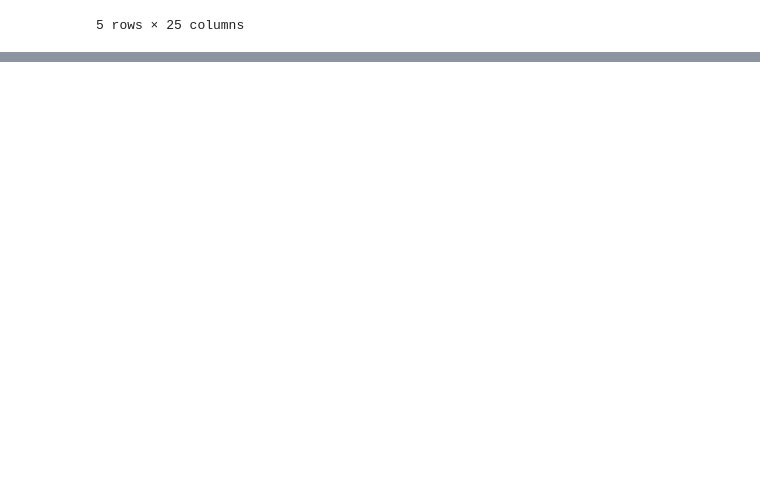
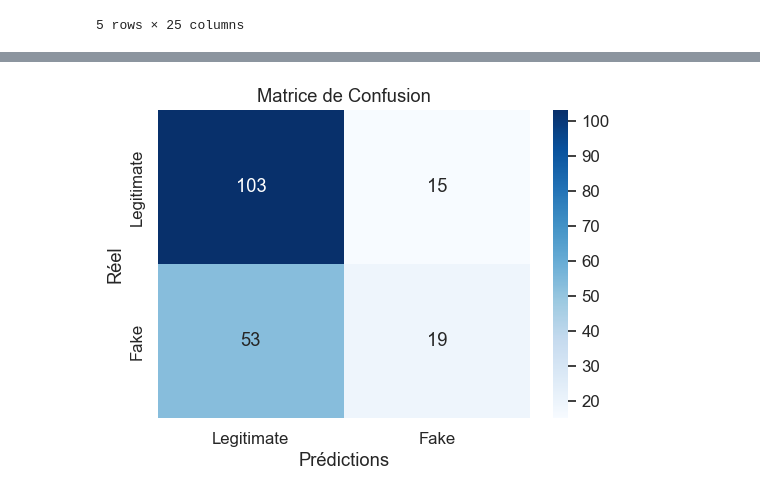
Before and after one commit to PyTomSss/NLP_ENSAE_Project, a Jupyter notebook: main.ipynb, the cells around one changed output, grey strips where cells are left out. Drawn from its saved outputs; the diff is of its cells as text; code cells hidden in the pictures; blank space fills up the shorter version.

```diff
--- a/main.ipynb
+++ b/main.ipynb
@@ -1074,0 +1119,27 @@ labels
+# %%
+features = [
+    'Number of Words',
+    'Number of Characters',
+    'Average Word Size',
+    'Number of Figures',
+    'Number of Sentences',
+    'Number of Unique Words',
+    'Number of Stopwords',
+    'Ratio of Stopwords',
+    'Sentiment Analysis',
+    'Gate Hyperpartisan Label',
+    'Gate Genre'
+]
+
+X = df_text[features]
+y = df_text['Fake News']
+
+# train/test split
+X_train, X_test, y_train, y_test = train_test_split(X, y, test_size=0.3, random_state=42)
+# %%
+X = sm.add_constant(X_train)
+
+model = sm.Logit(y_train, X)
+result = model.fit()
+
+print(result.summary())
@@ -1074,0 +1164,17 @@ labels
+# %%
+X_test = sm.add_constant(X_test)  # ajouter l’intercept
+y_pred = result.predict(X_test)
+y_pred_binary = (y_pred > 0.5).astype(int)
+
+cm = confusion_matrix(y_test, y_pred_binary)
+labels = ['Legitimate', 'Fake']
+
+plt.figure(figsize=(6,4))
+sns.heatmap(cm, annot=True, fmt='d', cmap='Blues',
+            xticklabels=labels, yticklabels=labels)
+plt.title('Matrice de Confusion')
+plt.xlabel('Prédictions')
+plt.ylabel('Réel')
+plt.show()
+# %% [output]
+[figure, added]
```
Also changed, not shown: parts of 90 cells of this notebook, 2 other files.
